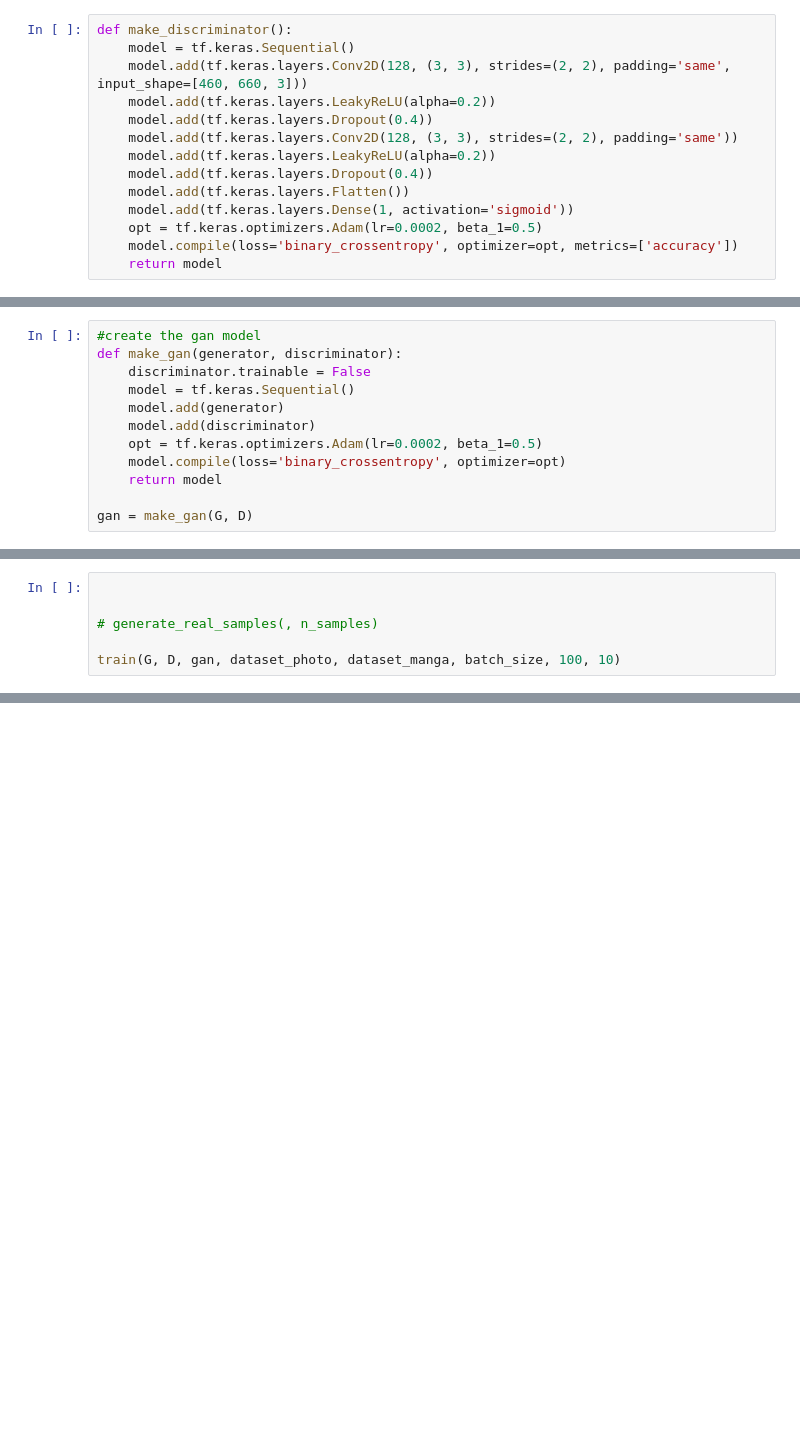
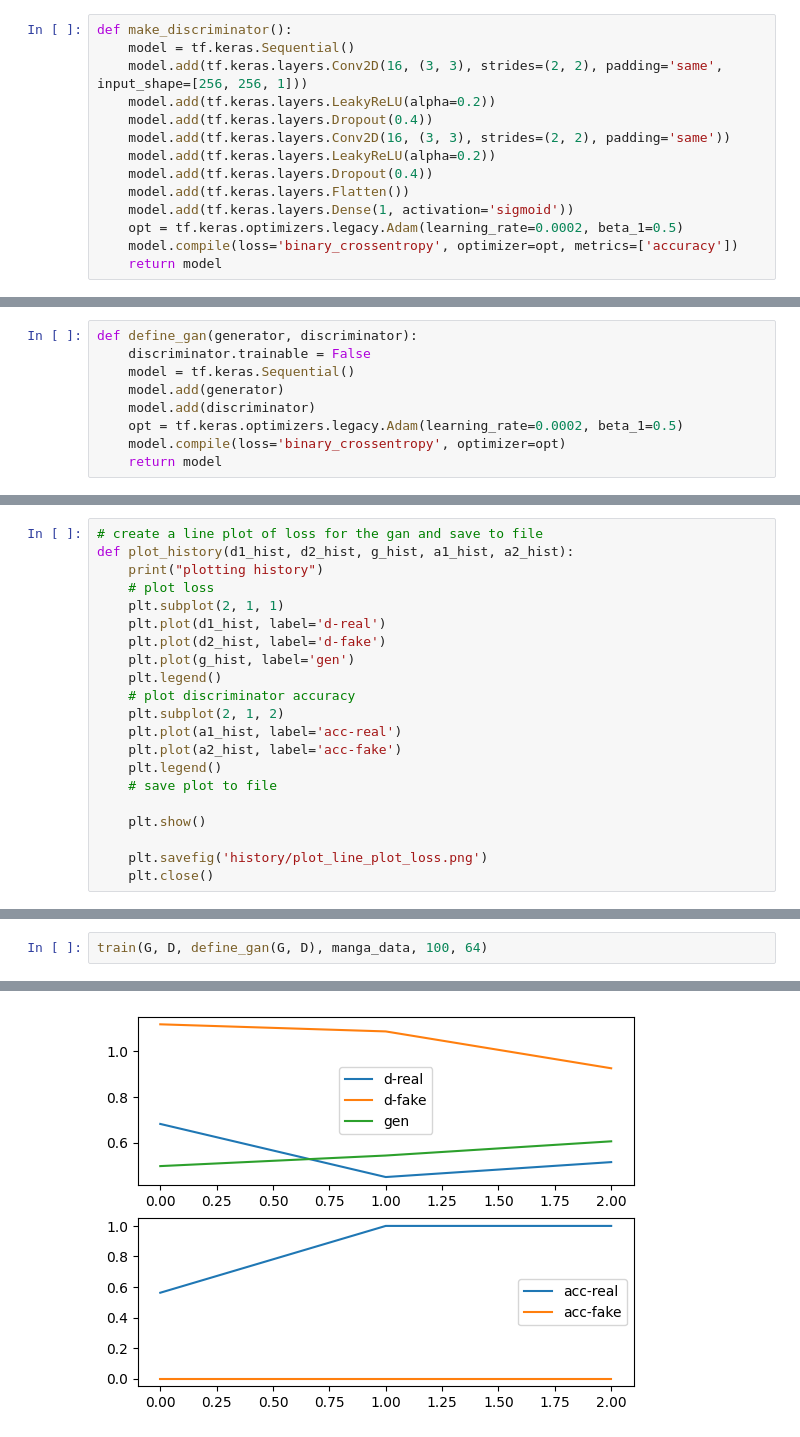
Before and after one commit to Sasha-Malik/Manga-Generator, a Jupyter notebook: main.ipynb, the cells around one changed output, grey strips where cells are left out. Drawn from its saved outputs; the diff is of its cells as text; blank space fills up the shorter version.

```diff
--- a/main.ipynb
+++ b/main.ipynb
@@ -56,15 +48,15 @@ tf.Tensor([0 0 0 0 0 0 0 0 0 0 0 0 0 0 0 0 0 0 0 0 0 0 0 0 0 0 0 0 0 0 0 0], sha
 # %%
 def make_discriminator():
     model = tf.keras.Sequential()
-    model.add(tf.keras.layers.Conv2D(128, (3, 3), strides=(2, 2), padding='same', input_shape=[460, 660, 3]))
+    model.add(tf.keras.layers.Conv2D(16, (3, 3), strides=(2, 2), padding='same', input_shape=[256, 256, 1]))
     model.add(tf.keras.layers.LeakyReLU(alpha=0.2))
     model.add(tf.keras.layers.Dropout(0.4))
-    model.add(tf.keras.layers.Conv2D(128, (3, 3), strides=(2, 2), padding='same'))
+    model.add(tf.keras.layers.Conv2D(16, (3, 3), strides=(2, 2), padding='same'))
     model.add(tf.keras.layers.LeakyReLU(alpha=0.2))
     model.add(tf.keras.layers.Dropout(0.4))
     model.add(tf.keras.layers.Flatten())
     model.add(tf.keras.layers.Dense(1, activation='sigmoid'))
-    opt = tf.keras.optimizers.Adam(lr=0.0002, beta_1=0.5)
+    opt = tf.keras.optimizers.legacy.Adam(learning_rate=0.0002, beta_1=0.5)
     model.compile(loss='binary_crossentropy', optimizer=opt, metrics=['accuracy'])
     return model
 # %%
@@ -126,14 +129,11 @@ Trainable params: 245852163 (937.85 MB)
 Non-trainable params: 0 (0.00 Byte)
 _________________________________________________________________
 # %%
-#create the gan model
-def make_gan(generator, discriminator):
+def define_gan(generator, discriminator):
     discriminator.trainable = False
     model = tf.keras.Sequential()
     model.add(generator)
     model.add(discriminator)
-    opt = tf.keras.optimizers.Adam(lr=0.0002, beta_1=0.5)
+    opt = tf.keras.optimizers.legacy.Adam(learning_rate=0.0002, beta_1=0.5)
     model.compile(loss='binary_crossentropy', optimizer=opt)
     return model
-
-gan = make_gan(G, D)
@@ -204,6 +139,0 @@ def train(G, D, gan, dataset_photo, dataset_manga, batch_size, n_epochs=100, n_e
-# %%
-
-
-# generate_real_samples(, n_samples)
-
-train(G, D, gan, dataset_photo, dataset_manga, batch_size, 100, 10)
@@ -211,0 +163,21 @@ TypeError: '_TakeDataset' object is not subscriptable
+# %%
+# create a line plot of loss for the gan and save to file
+def plot_history(d1_hist, d2_hist, g_hist, a1_hist, a2_hist):
+    print("plotting history")
+    # plot loss
+    plt.subplot(2, 1, 1)
+    plt.plot(d1_hist, label='d-real')
+    plt.plot(d2_hist, label='d-fake')
+    plt.plot(g_hist, label='gen')
+    plt.legend()
+    # plot discriminator accuracy
+    plt.subplot(2, 1, 2)
+    plt.plot(a1_hist, label='acc-real')
+    plt.plot(a2_hist, label='acc-fake')
+    plt.legend()
+    # save plot to file
+
+    plt.show()
+
+    plt.savefig('history/plot_line_plot_loss.png')
+    plt.close()
@@ -211,0 +244,3 @@ TypeError: '_TakeDataset' object is not subscriptable
+# %%
+train(G, D, define_gan(G, D), manga_data, 100, 64)
+# %% [output]
@@ -211,0 +255 @@ TypeError: '_TakeDataset' object is not subscriptable
+[figure, added]
```
Also changed, not shown: parts of 31 cells of this notebook, 3 other files.
